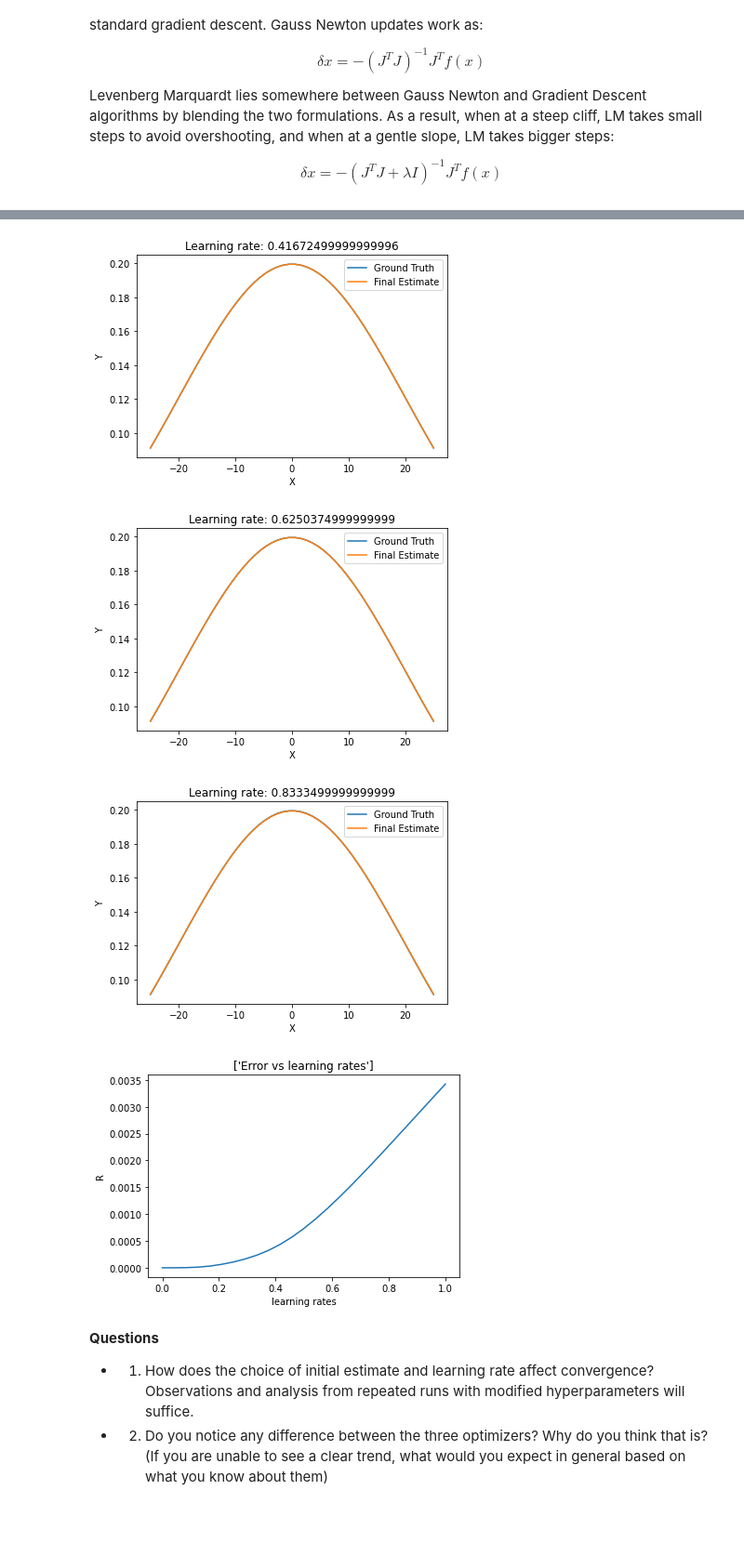
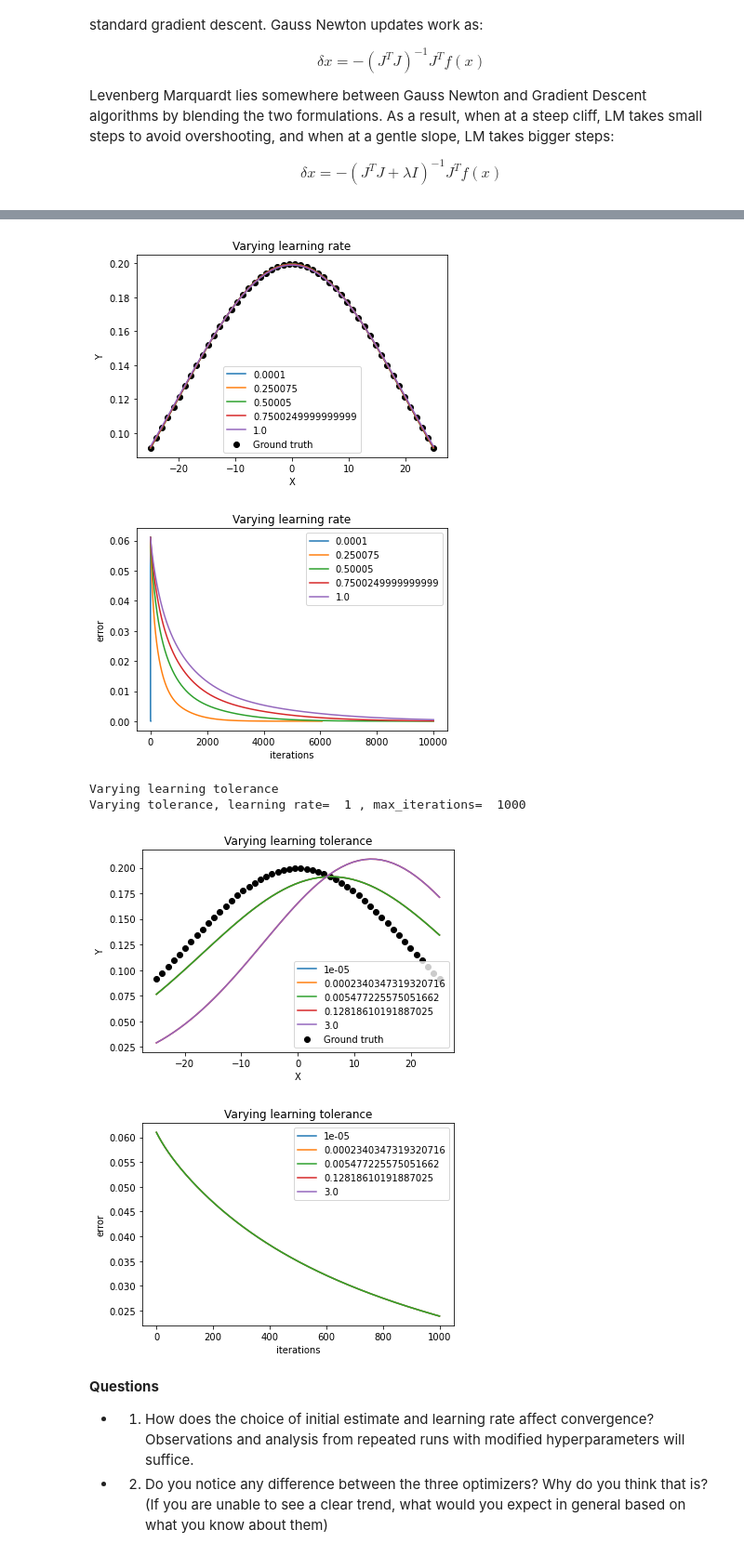
Before and after one commit to BhaskarJoshi-01/Mobile-Robotics---Monsoon-2021, a Jupyter notebook: Assignment-3/Assignment-3.ipynb, the cells around one changed output, grey strips where cells are left out. Shown at 93% size. Saved outputs shown, nothing was run; the diff lists cells and outputs as text; code cells hidden in the pictures; blank space fills up the shorter version.

```diff
--- a/Assignment-3/Assignment-3.ipynb
+++ b/Assignment-3/Assignment-3.ipynb
@@ -306,6 +313,6 @@ def vary_tol(fn, tol_list):
     plt.show()
 # %%
-def simulate(fn, lr_list, itr_list, tol_list):
+def simulate(fn, lr_list=None, itr_list=None, tol_list=None):
     show_init_state()
     W, R = fn(x_obs, y_obs, initial_amp, initia_mean, initial_sd)
     plot_resultant_graph(x_obs, y_obs, W)
@@ -426,39 +459,37 @@ no_of_itr = 100
 
 def gauss_newton(x_obs, y_obs, a, m, s, no_of_itr=no_of_itr, alpha=gd_learning_rate, tolerance=tolerance):
     W = [a, m, s]
+    Rs = []
     for _ in range(int(no_of_itr)):
         j = jacobian(x_obs, W[0], W[1], W[2])
         resi = residual(x_obs, W[0], W[1], W[2], y_obs)
         W = W - np.linalg.pinv(j.T @ j) @ j.T @ resi
         R = np.sqrt((resi**2).sum() / no_of_obs)
+        Rs.append(R)
         if R < tolerance:
             break
 
-    return W, R
+    return W, Rs
 
 
-lmda = gd_learning_rate = 10
-no_of_itr = 10
+lmda = gd_learning_rate = 1
+no_of_itr = 10000
+tolerance = 1e-6
 
 def LM(x_obs, y_obs, a, m, s, no_of_itr=no_of_itr, alpha=lmda, tolerance=tolerance):
     W = [a, m, s]
     lmda = alpha
-    prev_err = np.inf
+    Rs = []
     for _ in range(int(no_of_itr)):
         j = jacobian(x_obs, W[0], W[1], W[2])
         resi = residual(x_obs, W[0], W[1], W[2], y_obs)
         W = W - np.linalg.pinv(j.T @ j + lmda * np.eye(j.shape[1])) @ j.T @ resi
         R = np.sqrt((resi**2).sum() / no_of_obs)
+        Rs.append(R)
         if R < tolerance:
             break
 
-        err = np.linalg.norm(R)**2
-        if err > prev_err:
-            lmda *= 2
-        else:
-            lmda /= 3
-
-    return W, R
+    return W, Rs
 # %%
 simulate(gauss_newton,
          lr_list=None,
@@ -467,11 +508,7 @@ simulate(gauss_newton,
 # %%
 simulate(LM,
-         lr_list=np.linspace(1e-4, 1, 25),
-        #  itr_list=np.linspace(1, 20, 20).astype(int),
-        #  tol_list=np.geomspace(1e-5, 3, 20))
-        #  lr_list=None,
-
-         itr_list=None,
-         tol_list=None)
+         lr_list=np.linspace(1e-4, 1, 5),
+         itr_list=np.linspace(1, 2e4, 5).astype(int),
+         tol_list=np.geomspace(1e-5, 3, 5))
 # %% [output]
 [figure]
@@ -482,7 +520,9 @@ Varying learning rate, max_iterations=  10 , tolerance=  1e-10
-[figure, old version]
+[figure, new version]
-[figure, old version]
+[figure, new version]
+Varying learning tolerance
+Varying tolerance, learning rate=  1 , max_iterations=  1000
-[figure, old version]
+[figure, new version]
-[figure, old version]
+[figure, new version]
 # %% [markdown]
 **Questions**
    * 1. How does the choice of initial estimate and learning rate affect convergence? Observations and analysis from repeated runs with modified hyperparameters will suffice.
```
Also changed, not shown: parts of 10 cells of this notebook.
